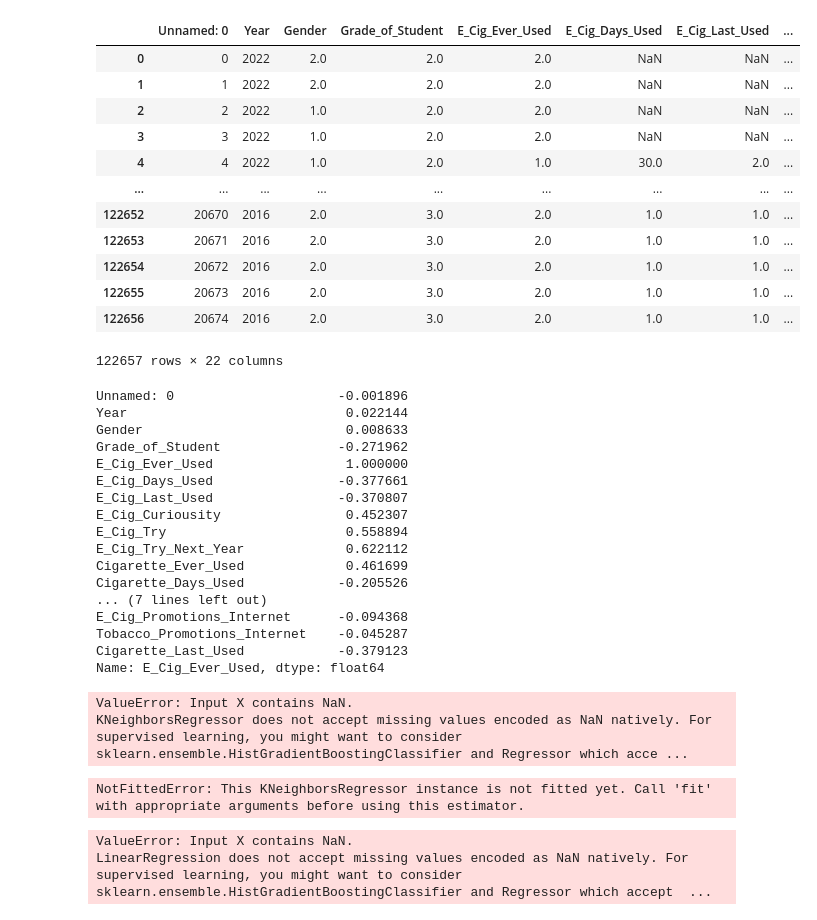
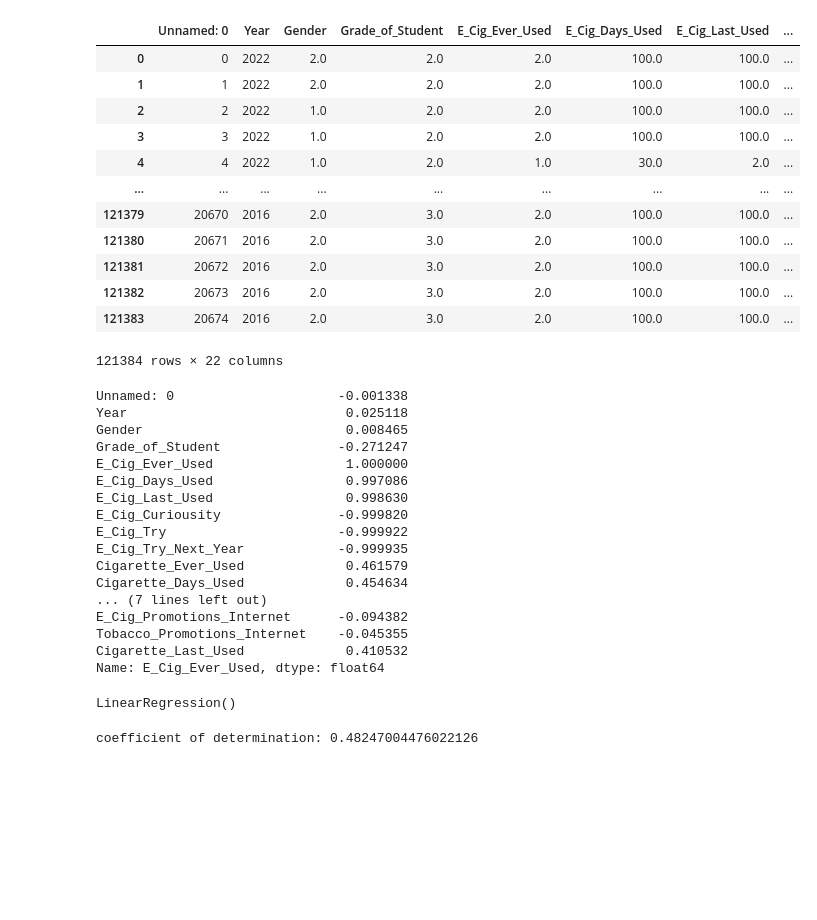
Before and after one commit to kh-bh/IntroToDSFinalProject, a Jupyter notebook: NYTS 2016-2022 Full Data/FullDataPredictionModels.ipynb, the cells around one changed output. Cells and saved outputs as stored; diff of their text form; code cells hidden in the pictures; blank space fills up the shorter version.

```diff
--- a/NYTS 2016-2022 Full Data/FullDataPredictionModels.ipynb
+++ b/NYTS 2016-2022 Full Data/FullDataPredictionModels.ipynb
@@ -11,40 +11,40 @@ from sklearn.model_selection import train_test_split
 from sklearn.metrics import mean_squared_error
 from math import sqrt
 # %%
-NYTSNumbersdf = pd.read_csv("EDITEDNYTS16_22_Numbers.csv")
+NYTSNumbersdf = pd.read_csv("NYTS16_22_NaN.csv")
 NYTSNumbersdf.apply(pd.to_numeric)
 # %% [output]
 |  | Unnamed: 0 | Year | Gender | Grade_of_Student | E_Cig_Ever_Used | E_Cig_Days_Used | E_Cig_Last_Used | ... |
-| 0 | 0 | 2022 | 2.0 | 2.0 | 2.0 | NaN | NaN | ... |
-| 1 | 1 | 2022 | 2.0 | 2.0 | 2.0 | NaN | NaN | ... |
-| 2 | 2 | 2022 | 1.0 | 2.0 | 2.0 | NaN | NaN | ... |
-| 3 | 3 | 2022 | 1.0 | 2.0 | 2.0 | NaN | NaN | ... |
+| 0 | 0 | 2022 | 2.0 | 2.0 | 2.0 | 100.0 | 100.0 | ... |
+| 1 | 1 | 2022 | 2.0 | 2.0 | 2.0 | 100.0 | 100.0 | ... |
+| 2 | 2 | 2022 | 1.0 | 2.0 | 2.0 | 100.0 | 100.0 | ... |
+| 3 | 3 | 2022 | 1.0 | 2.0 | 2.0 | 100.0 | 100.0 | ... |
 | 4 | 4 | 2022 | 1.0 | 2.0 | 1.0 | 30.0 | 2.0 | ... |
 | ... | ... | ... | ... | ... | ... | ... | ... | ... |
-| 122652 | 20670 | 2016 | 2.0 | 3.0 | 2.0 | 1.0 | 1.0 | ... |
-| 122653 | 20671 | 2016 | 2.0 | 3.0 | 2.0 | 1.0 | 1.0 | ... |
-| 122654 | 20672 | 2016 | 2.0 | 3.0 | 2.0 | 1.0 | 1.0 | ... |
-| 122655 | 20673 | 2016 | 2.0 | 3.0 | 2.0 | 1.0 | 1.0 | ... |
-| 122656 | 20674 | 2016 | 2.0 | 3.0 | 2.0 | 1.0 | 1.0 | ... |
+| 121379 | 20670 | 2016 | 2.0 | 3.0 | 2.0 | 100.0 | 100.0 | ... |
+| 121380 | 20671 | 2016 | 2.0 | 3.0 | 2.0 | 100.0 | 100.0 | ... |
+| 121381 | 20672 | 2016 | 2.0 | 3.0 | 2.0 | 100.0 | 100.0 | ... |
+| 121382 | 20673 | 2016 | 2.0 | 3.0 | 2.0 | 100.0 | 100.0 | ... |
+| 121383 | 20674 | 2016 | 2.0 | 3.0 | 2.0 | 100.0 | 100.0 | ... |
-122657 rows × 22 columns
+121384 rows × 22 columns
 # %%
 correlation_matrix = NYTSNumbersdf.corr()
 correlation_matrix["E_Cig_Ever_Used"]
 # %% [output]
-Unnamed: 0                     -0.001896
-Year                            0.022144
-Gender                          0.008633
-Grade_of_Student               -0.271962
+Unnamed: 0                     -0.001338
+Year                            0.025118
+Gender                          0.008465
+Grade_of_Student               -0.271247
 E_Cig_Ever_Used                 1.000000
-E_Cig_Days_Used                -0.377661
-E_Cig_Last_Used                -0.370807
-E_Cig_Curiousity                0.452307
-E_Cig_Try                       0.558894
-E_Cig_Try_Next_Year             0.622112
-Cigarette_Ever_Used             0.461699
-Cigarette_Days_Used            -0.205526
+E_Cig_Days_Used                 0.997086
+E_Cig_Last_Used                 0.998630
+E_Cig_Curiousity               -0.999820
+E_Cig_Try                      -0.999922
+E_Cig_Try_Next_Year            -0.999935
+Cigarette_Ever_Used             0.461579
+Cigarette_Days_Used             0.454634
 ... (7 lines left out)
-E_Cig_Promotions_Internet      -0.094368
-Tobacco_Promotions_Internet    -0.045287
-Cigarette_Last_Used            -0.379123
+E_Cig_Promotions_Internet      -0.094382
+Tobacco_Promotions_Internet    -0.045355
+Cigarette_Last_Used             0.410532
 Name: E_Cig_Ever_Used, dtype: float64
@@ -55,12 +50,0 @@ knn_model = KNeighborsRegressor(n_neighbors=3)
-# %%
-knn_model.fit(X_train, y_train)
-# %% [output]
-ValueError: Input X contains NaN.
-KNeighborsRegressor does not accept missing values encoded as NaN natively. For supervised learning, you might want to consider sklearn.ensemble.HistGradientBoostingClassifier and Regressor which acce ...
-# %%
-train_preds = knn_model.predict(X_train)
-mse = mean_squared_error(y_train, train_preds)
-rmse = sqrt(mse)
-rmse
-# %% [output]
-NotFittedError: This KNeighborsRegressor instance is not fitted yet. Call 'fit' with appropriate arguments before using this estimator.
@@ -88,8 +65,7 @@ y = NYTSNumbersdf['E_Cig_Ever_Used']
 # %%
 model = LinearRegression()
 # %%
-model.fit(x, y)
+model.fit(X, y)
 # %% [output]
-ValueError: Input X contains NaN.
-LinearRegression does not accept missing values encoded as NaN natively. For supervised learning, you might want to consider sklearn.ensemble.HistGradientBoostingClassifier and Regressor which accept  ...
+LinearRegression()
 # %%
@@ -97,3 +73,5 @@ model = LinearRegression().fit(x, y)
 # %%
-r_sq = model.score(x, y)
+r_sq = model.score(X, y)
 print(f"coefficient of determination: {r_sq}")
+# %% [output]
+coefficient of determination: 0.48247004476022126
```
Also changed, not shown: parts of 8 cells of this notebook, 4 other files.
